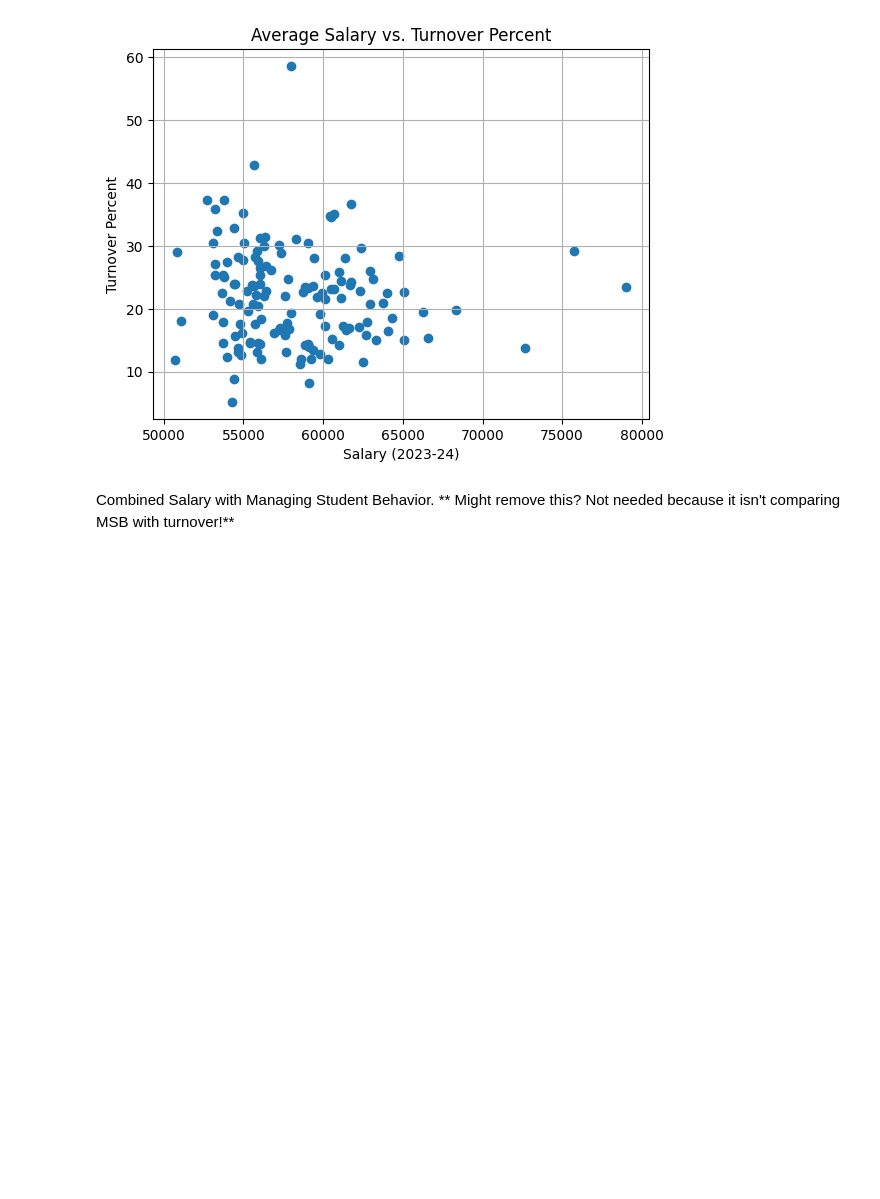
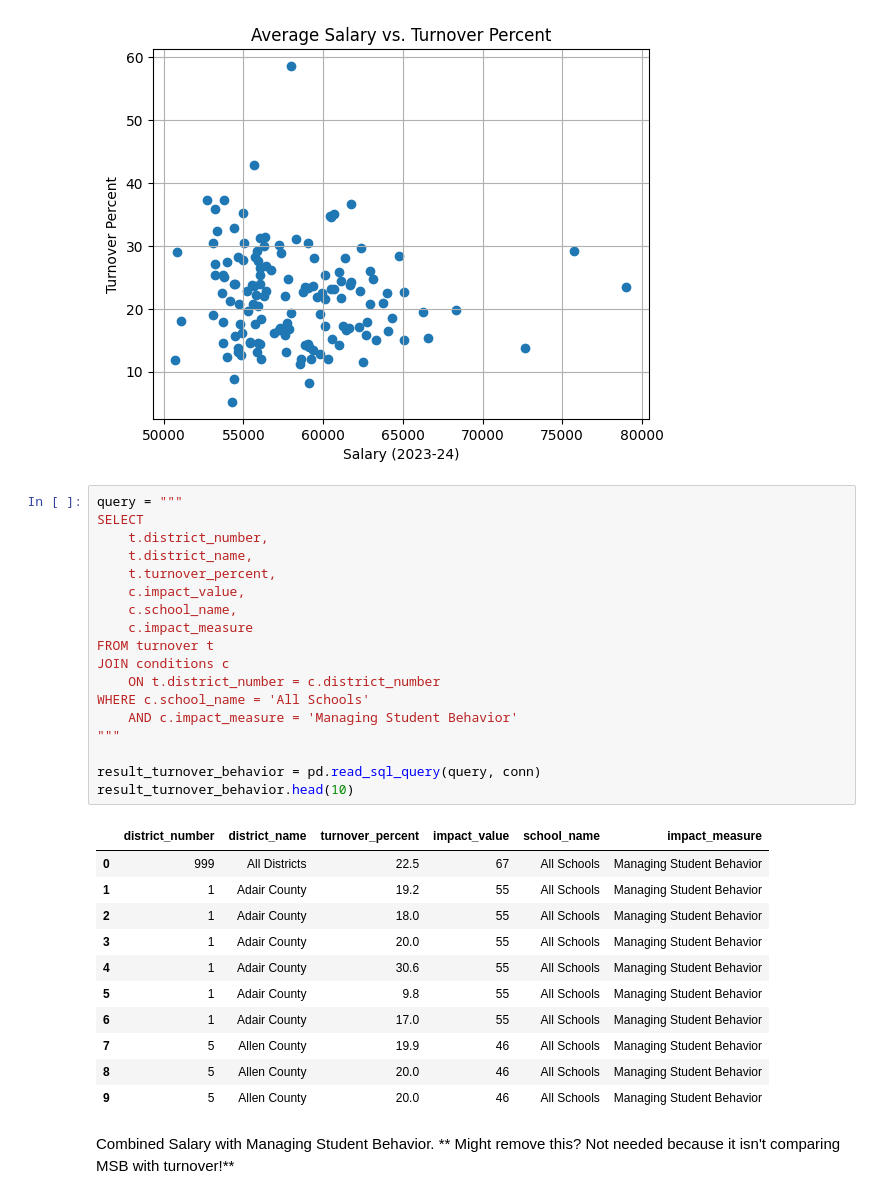
Before and after one commit to LucyHCollins/Teacher_Turnover, a Jupyter notebook: Teacher_Turnover.ipynb, the cells around one changed output. Saved outputs shown, nothing was run; the diff lists cells and outputs as text; blank space fills up the shorter version.

Commit message:
added sql query

```diff
--- a/Teacher_Turnover.ipynb
+++ b/Teacher_Turnover.ipynb
@@ -330,6 +330,36 @@ plt.grid(True)
 plt.show()
 # %% [output]
 [figure]
+# %%
+query = """
+SELECT
+    t.district_number,
+    t.district_name,
+    t.turnover_percent,
+    c.impact_value,
+    c.school_name,
+    c.impact_measure
+FROM turnover t
+JOIN conditions c
+    ON t.district_number = c.district_number
+WHERE c.school_name = 'All Schools'
+    AND c.impact_measure = 'Managing Student Behavior'
+"""
+
+result_turnover_behavior = pd.read_sql_query(query, conn)
+result_turnover_behavior.head(10)
+# %% [output]
+|  | district_number | district_name | turnover_percent | impact_value | school_name | impact_measure |
+| 0 | 999 | All Districts | 22.5 | 67 | All Schools | Managing Student Behavior |
+| 1 | 1 | Adair County | 19.2 | 55 | All Schools | Managing Student Behavior |
+| 2 | 1 | Adair County | 18.0 | 55 | All Schools | Managing Student Behavior |
+| 3 | 1 | Adair County | 20.0 | 55 | All Schools | Managing Student Behavior |
+| 4 | 1 | Adair County | 30.6 | 55 | All Schools | Managing Student Behavior |
+| 5 | 1 | Adair County | 9.8 | 55 | All Schools | Managing Student Behavior |
+| 6 | 1 | Adair County | 17.0 | 55 | All Schools | Managing Student Behavior |
+| 7 | 5 | Allen County | 19.9 | 46 | All Schools | Managing Student Behavior |
+| 8 | 5 | Allen County | 20.0 | 46 | All Schools | Managing Student Behavior |
+| 9 | 5 | Allen County | 20.0 | 46 | All Schools | Managing Student Behavior |
 # %% [markdown]
 Combined Salary with Managing Student Behavior.  ** Might remove this? Not needed because it isn't comparing MSB with turnover!**
 # %%
```
Also changed, not shown: parts of 1 cell of this notebook.
